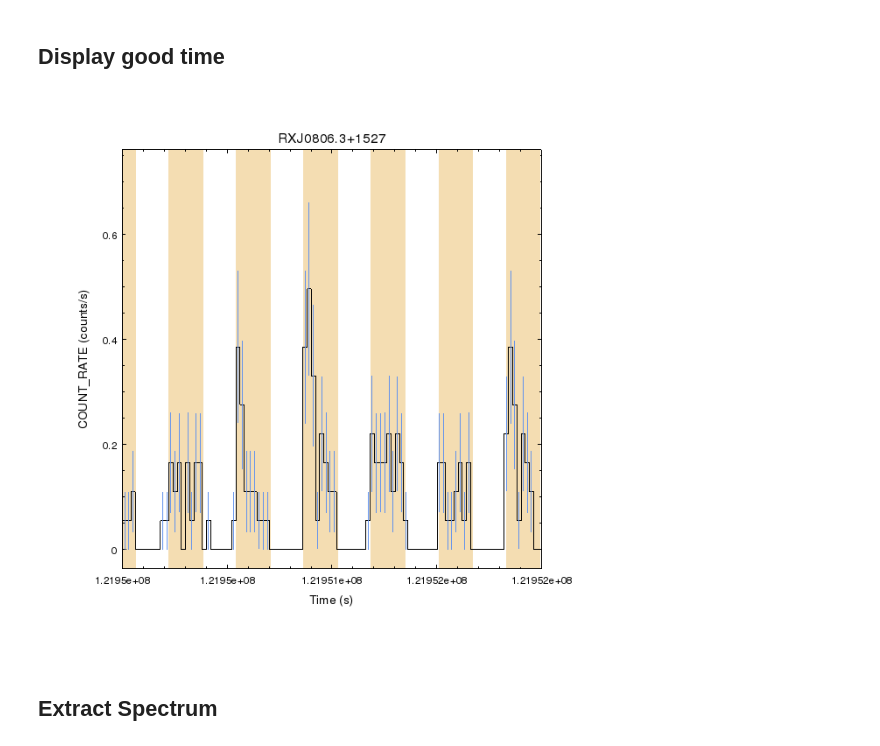
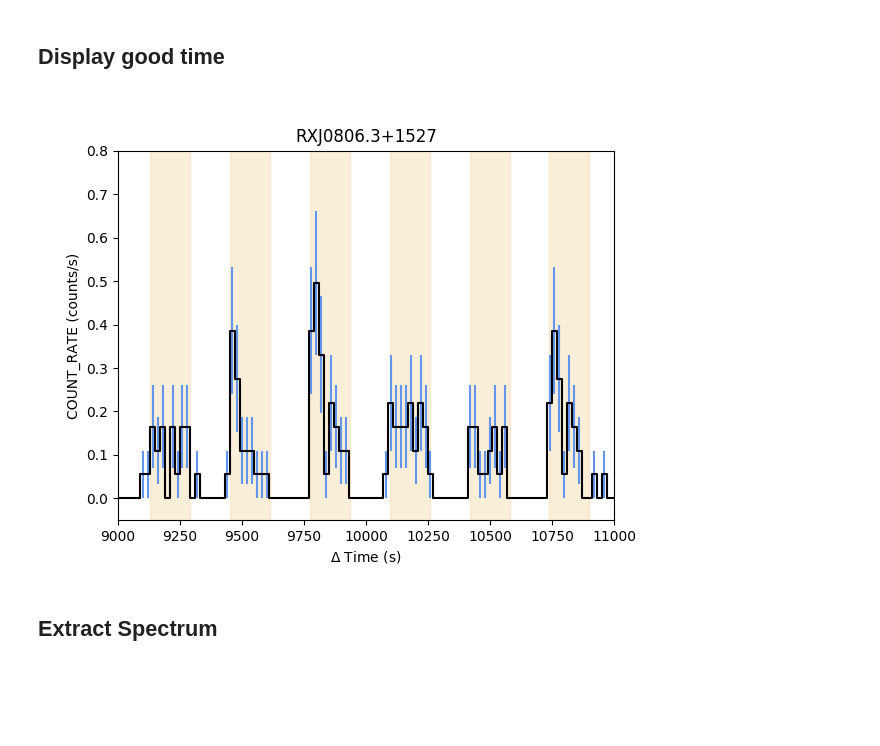
Before and after one commit to cxcsds/ciao-threads, a Jupyter notebook: phase_bin.ipynb, the cells around one changed output. Cells and saved outputs as stored; diff of their text form; code cells hidden in the pictures; blank space fills up the shorter version.

```diff
--- a/phase_bin.ipynb
+++ b/phase_bin.ipynb
@@ -455,32 +497,34 @@ dmkeypar "RXJ0806.3+1527_bary.evt[@high_align.gti]" ontime echo+
 ## Display good time
 # %%
 cat << EOM > c7.py
+from pycrates import read_file
+import matplotlib.pylab as plt
+
 tab = read_file("RXJ0806.3+1527.lc")
-xl = tab.get_column("time_min").values
-xh = tab.get_column("time_max").values
-y = tab.get_column("count_rate").values
+xx = tab.get_column("dt").values
+yy = tab.get_column("count_rate").values
 ye = tab.get_column("count_rate_err").values
-add_histogram( xl, xh , y, ye, "err.color=cornflower" )
+plt.errorbar( xx, yy, yerr=ye, color="black", marker="None", ecolor="cornflowerblue", drawstyle="steps-mid")
 
 gti = read_file("high_align.gti[gti7]")
-lo = gti.get_column("start").values
-hi = gti.get_column("stop").values
+lo = gti.get_column("start").values-121941091.557230
+hi = gti.get_column("stop").values-121941091.557230
 for l,h in zip(lo,hi):
-    add_region( [l,l,h,h], [-1,1,1,-1], "*.color=wheat depth=99 opacity=1")
+    plt.fill( [l,l,h,h], [-1,1,1,-1], color="wheat", alpha=0.5)
 
-limits(X_AXIS, 121950000, 121952000)
-set_plot_ylabel("COUNT\_RATE (counts/s)")
-set_plot_xlabel("Time (s)")
-set_plot_title("RXJ0806.3+1527")
+plt.xlim(9000,11000)
+plt.ylim(-0.05, 0.8)
+plt.ylabel("COUNT_RATE (counts/s)")
+plt.xlabel(r"$\Delta$ Time (s)")
+plt.title("RXJ0806.3+1527")
 
-print_window("chips_07.png","export.clobber=True")
-quit()
+plt.savefig("chips_07.png")
 EOM
 
-chips -b c7.py
+python c7.py
 display < chips_07.png
 # %% [output]
-[figure, old version]
+[figure, new version]
 # %% [markdown]
 ## Extract Spectrum
 # %%
```
Also changed, not shown: parts of 18 cells of this notebook.
